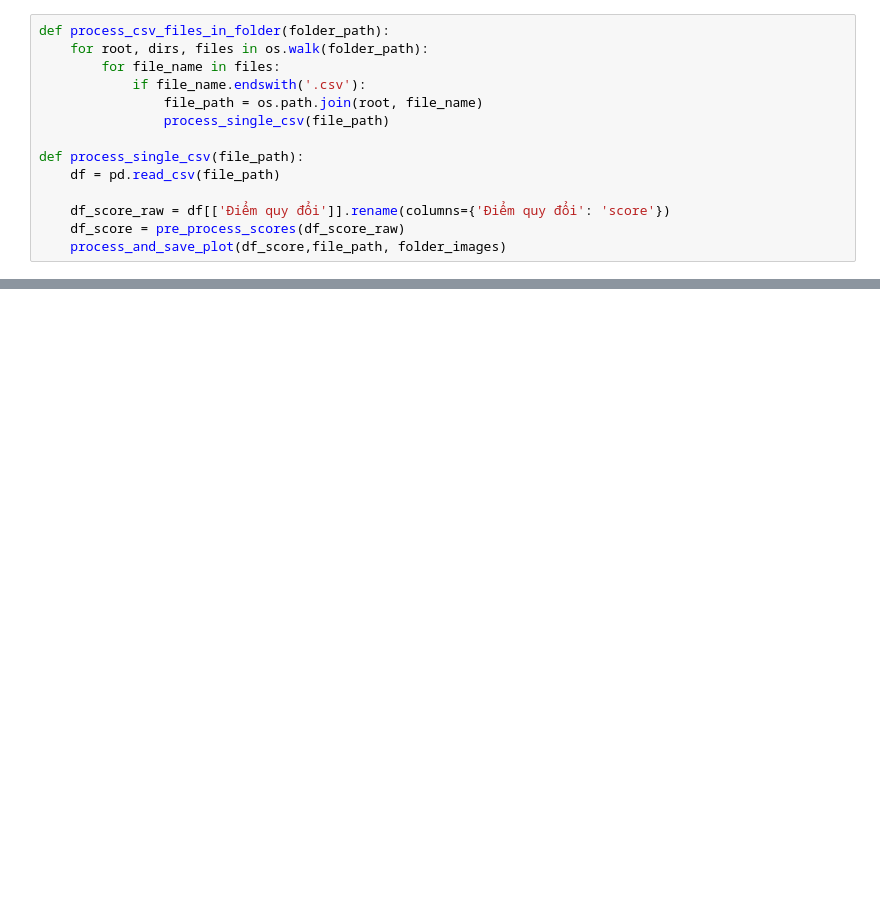
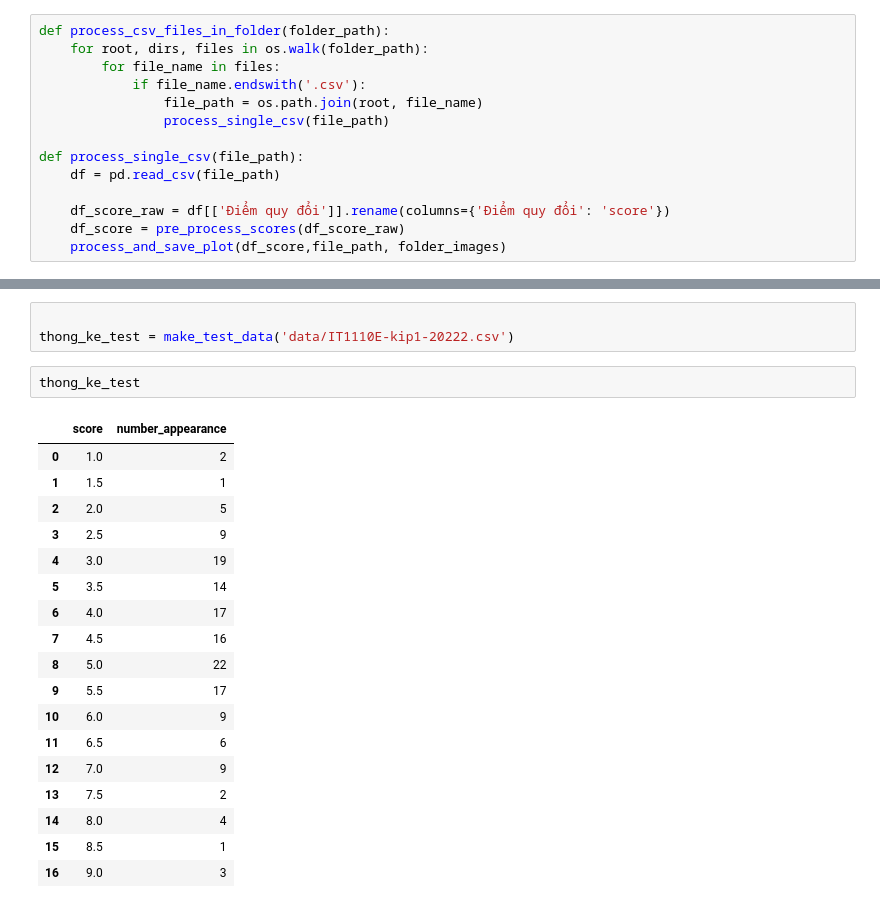
Before and after one commit to vudinhminh08/thesis, a Jupyter notebook: score_analyze_csv.ipynb, the cells around one changed output, grey strips where cells are left out. Drawn from its saved outputs; the diff is of its cells as text; blank space fills up the shorter version.

```diff
--- a/score_analyze_csv.ipynb
+++ b/score_analyze_csv.ipynb
@@ -161,0 +203,24 @@ IT3020-kip4-20222
+# %%
+
+thong_ke_test = make_test_data('data/IT1110E-kip1-20222.csv')
+# %%
+thong_ke_test
+# %% [output]
+|  | score | number_appearance |
+| 0 | 1.0 | 2 |
+| 1 | 1.5 | 1 |
+| 2 | 2.0 | 5 |
+| 3 | 2.5 | 9 |
+| 4 | 3.0 | 19 |
+| 5 | 3.5 | 14 |
+| 6 | 4.0 | 17 |
+| 7 | 4.5 | 16 |
+| 8 | 5.0 | 22 |
+| 9 | 5.5 | 17 |
+| 10 | 6.0 | 9 |
+| 11 | 6.5 | 6 |
+| 12 | 7.0 | 9 |
+| 13 | 7.5 | 2 |
+| 14 | 8.0 | 4 |
+| 15 | 8.5 | 1 |
+| 16 | 9.0 | 3 |
```
Also changed, not shown: parts of 6 cells of this notebook, 1 other file.
